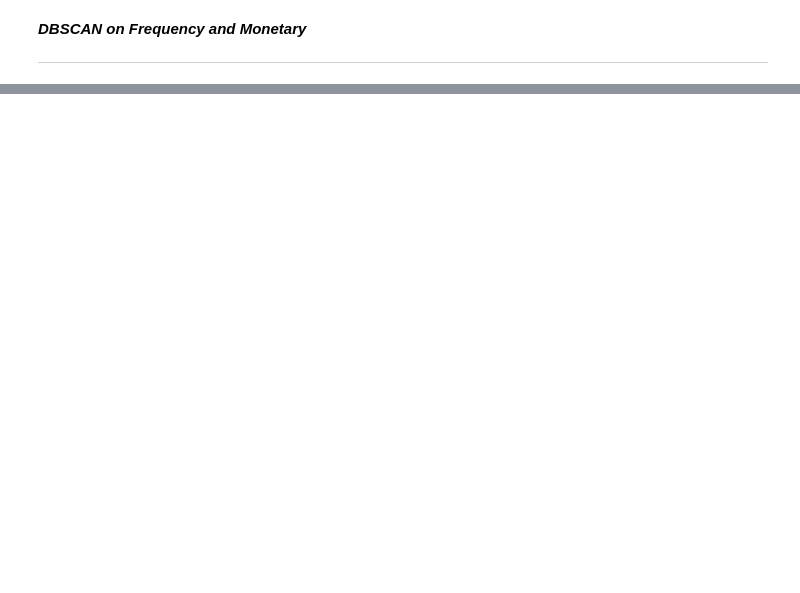
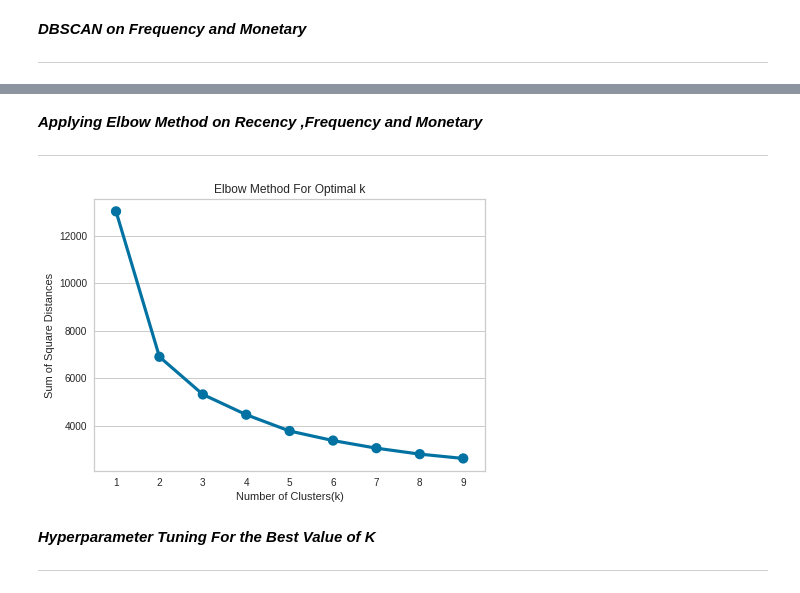
Before and after one commit to adilimam12/unsupervised_learning_capstone-project4, a Jupyter notebook: online_retail_customer_segmentation.ipynb, the cells around one changed output, grey strips where cells are left out. Cells and saved outputs as stored; diff of their text form; code cells hidden in the pictures; blank space fills up the shorter version.

```diff
--- a/online_retail_customer_segmentation.ipynb
+++ b/online_retail_customer_segmentation.ipynb
@@ -1086,0 +1127,31 @@ plt.scatter(centers[:, 0], centers[:, 1], c='blue', s=200, alpha=0.5)
+# %% [markdown]
+***Applying Elbow Method on Recency ,Frequency and Monetary***
+
+---
+# %%
+#Applying Elbow Method on Recency ,Frequency and Monetary
+features_rec_freq_mon=['Recency_Log','Monetary_Log','Frequency_Log']
+X_features_rec_freq_mon=rfm_df[features_rec_freq_mon].values
+scaler_rec_freq_mon=preprocessing.StandardScaler()
+X_rec_freq_mon=scaler_rec_freq_mon.fit_transform(X_features_rec_freq_mon)
+X=X_rec_freq_mon
+
+sum_of_sq_dist = {}
+K = range(1,10)
+for k in K:
+    kmeans = KMeans(n_clusters= k)
+    kmeans = kmeans.fit(X)
+    sum_of_sq_dist[k] = kmeans.inertia_
+# %%
+# Plotting the graph for the sum of square distance values and Number of Clusters
+sns.pointplot(x = list(sum_of_sq_dist.keys()), y = list(sum_of_sq_dist.values()))
+plt.xlabel('Number of Clusters(k)')
+plt.ylabel('Sum of Square Distances')
+plt.title('Elbow Method For Optimal k')
+plt.show()
+# %% [output]
+[figure, added]
+# %% [markdown]
+***Hyperparameter Tuning For the Best Value of K***
+
+---
```
Also changed, not shown: parts of 17 cells of this notebook.
